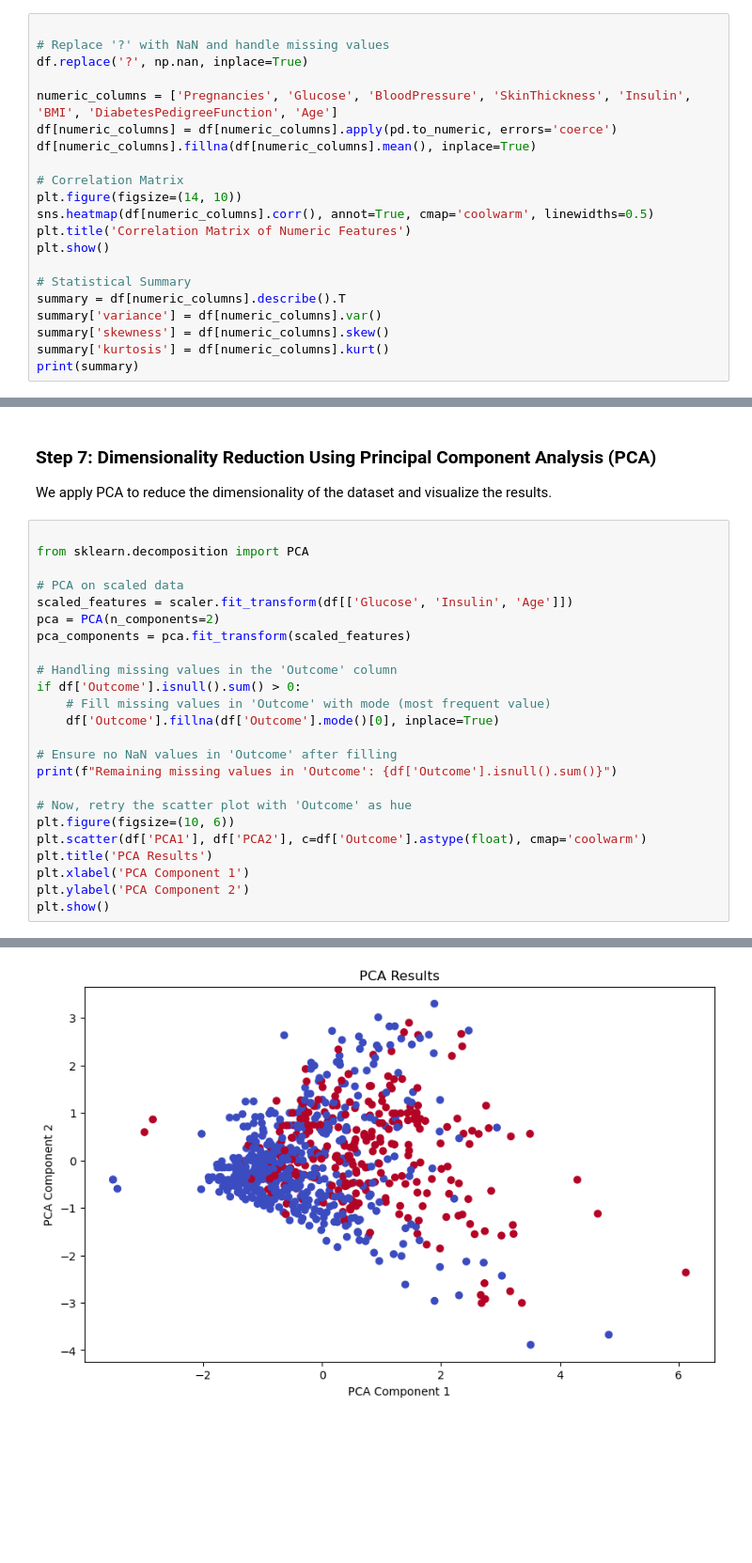
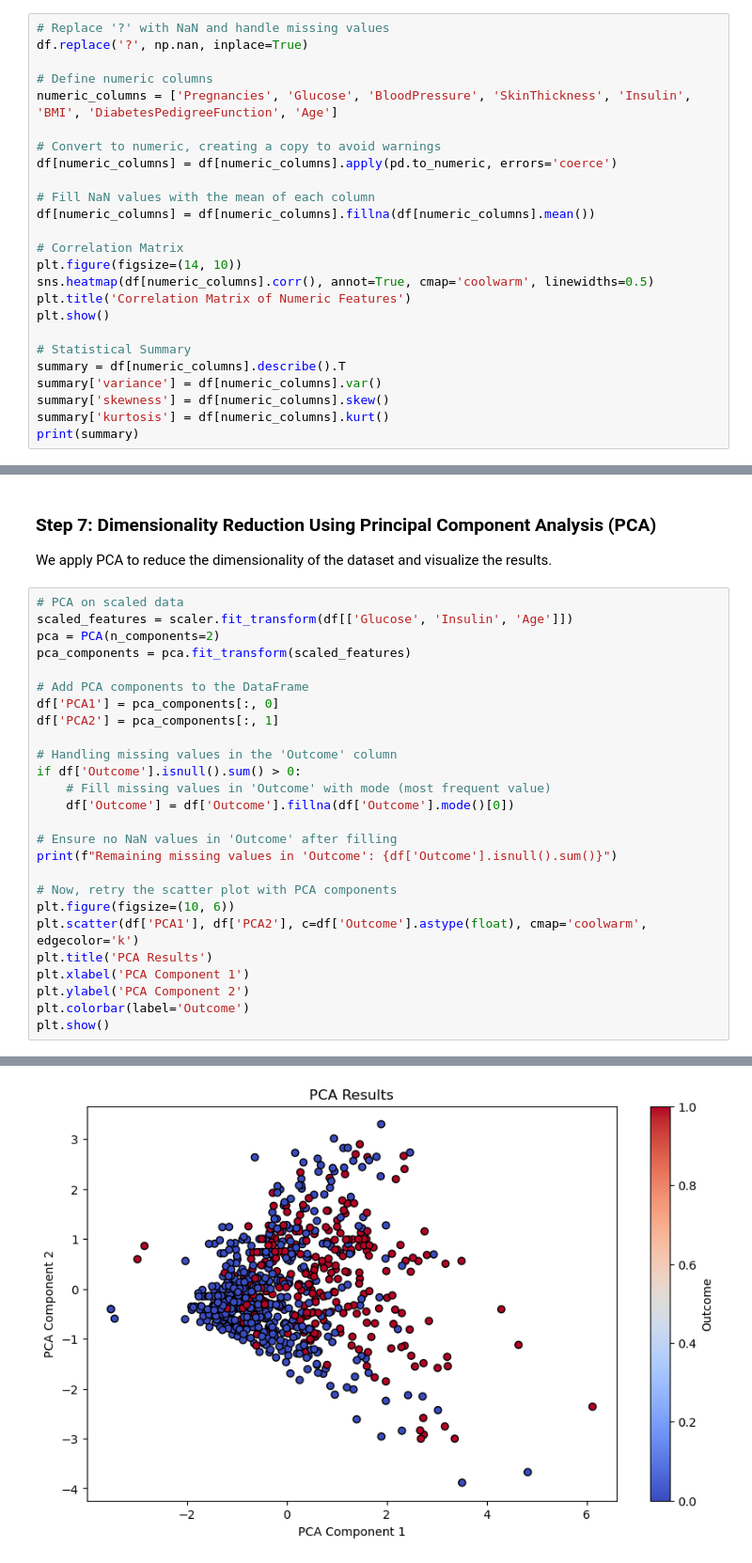
Before and after one commit to naveen2964/21BDS0266_EDA, a Jupyter notebook: Digital Assignment.ipynb, the cells around one changed output, grey strips where cells are left out. Shown: that part at 94% size. Drawn from its saved outputs; the diff is of its cells as text; blank space fills up the shorter version.

```diff
--- a/Digital Assignment.ipynb
+++ b/Digital Assignment.ipynb
@@ -120,13 +120,17 @@ plt.show()
 
 We calculate the correlation matrix and provide a statistical summary including additional metrics like variance, skewness, and kurtosis.
 # %%
-
 # Replace '?' with NaN and handle missing values
 df.replace('?', np.nan, inplace=True)
 
+# Define numeric columns
 numeric_columns = ['Pregnancies', 'Glucose', 'BloodPressure', 'SkinThickness', 'Insulin', 'BMI', 'DiabetesPedigreeFunction', 'Age']
+
+# Convert to numeric, creating a copy to avoid warnings
 df[numeric_columns] = df[numeric_columns].apply(pd.to_numeric, errors='coerce')
-df[numeric_columns].fillna(df[numeric_columns].mean(), inplace=True)
+
+# Fill NaN values with the mean of each column
+df[numeric_columns] = df[numeric_columns].fillna(df[numeric_columns].mean())
 
 # Correlation Matrix
 plt.figure(figsize=(14, 10))
@@ -189,29 +189,31 @@ plt.show()
 
 We apply PCA to reduce the dimensionality of the dataset and visualize the results.
 # %%
-
-from sklearn.decomposition import PCA
-
 # PCA on scaled data
 scaled_features = scaler.fit_transform(df[['Glucose', 'Insulin', 'Age']])
 pca = PCA(n_components=2)
 pca_components = pca.fit_transform(scaled_features)
 
+# Add PCA components to the DataFrame
+df['PCA1'] = pca_components[:, 0]
+df['PCA2'] = pca_components[:, 1]
+
 # Handling missing values in the 'Outcome' column
 if df['Outcome'].isnull().sum() > 0:
     # Fill missing values in 'Outcome' with mode (most frequent value)
-    df['Outcome'].fillna(df['Outcome'].mode()[0], inplace=True)
+    df['Outcome'] = df['Outcome'].fillna(df['Outcome'].mode()[0])
 
 # Ensure no NaN values in 'Outcome' after filling
 print(f"Remaining missing values in 'Outcome': {df['Outcome'].isnull().sum()}")
 
-# Now, retry the scatter plot with 'Outcome' as hue
+# Now, retry the scatter plot with PCA components
 plt.figure(figsize=(10, 6))
-plt.scatter(df['PCA1'], df['PCA2'], c=df['Outcome'].astype(float), cmap='coolwarm')
+plt.scatter(df['PCA1'], df['PCA2'], c=df['Outcome'].astype(float), cmap='coolwarm', edgecolor='k')
 plt.title('PCA Results')
 plt.xlabel('PCA Component 1')
 plt.ylabel('PCA Component 2')
+plt.colorbar(label='Outcome')
 plt.show()
 # %% [output]
 Remaining missing values in 'Outcome': 0
-[figure, old version]
+[figure, new version]
```
Also changed, not shown: parts of 2 cells of this notebook.
